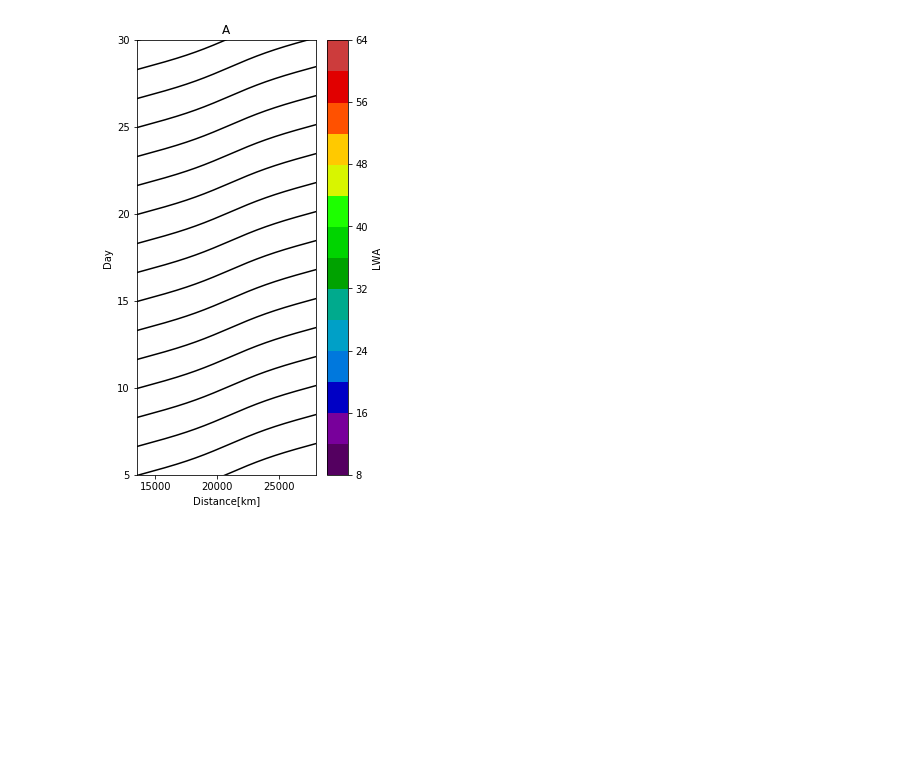
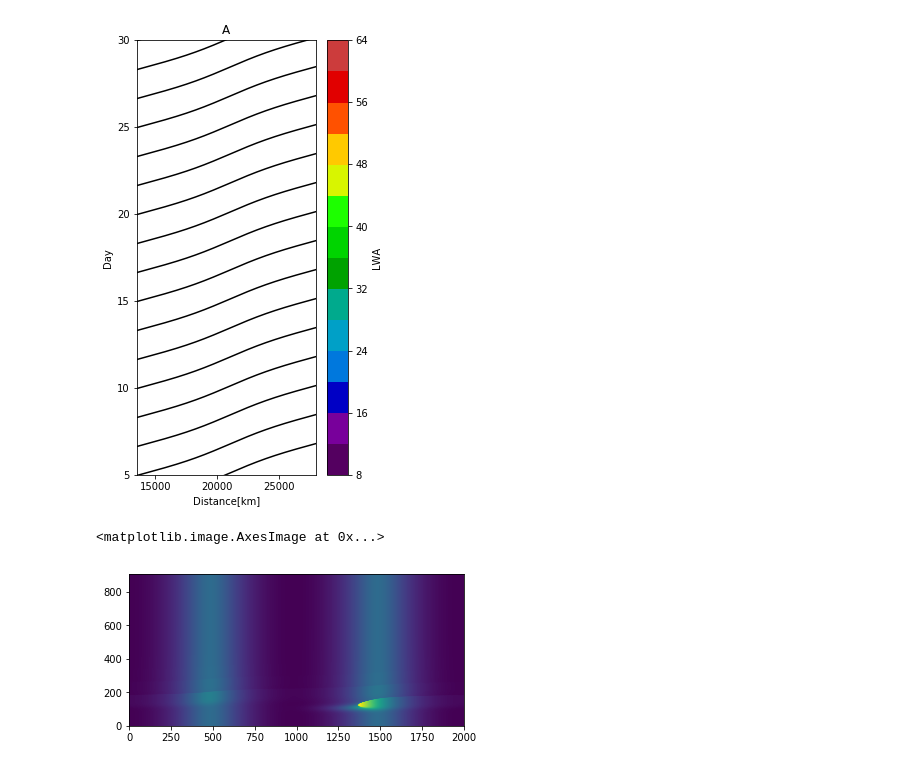
Before and after one commit to sjsmith757/rossby-blocking, a Jupyter notebook: runblocking.ipynb, the cells around one changed output. Saved outputs shown, nothing was run; the diff lists cells and outputs as text; code cells hidden in the pictures; blank space fills up the shorter version.

```diff
--- a/runblocking.ipynb
+++ b/runblocking.ipynb
@@ -278,3 +278,5 @@ plt.xlim(13500,model.Lx/1e3)
 # %% [output]
 (13500, 28000.0)
 [figure]
+# %%
+nout = np.loadtxt("1d_blocking/noboru_out")
@@ -280,0 +287,7 @@ plt.xlim(13500,model.Lx/1e3)
+# %%
+dd = nout.reshape((905,2000))
+# %%
+plt.imshow(dd,origin='lower')
+# %% [output]
+<matplotlib.image.AxesImage at 0x...>
+[figure, added]
```
Also changed, not shown: parts of 11 cells of this notebook.
